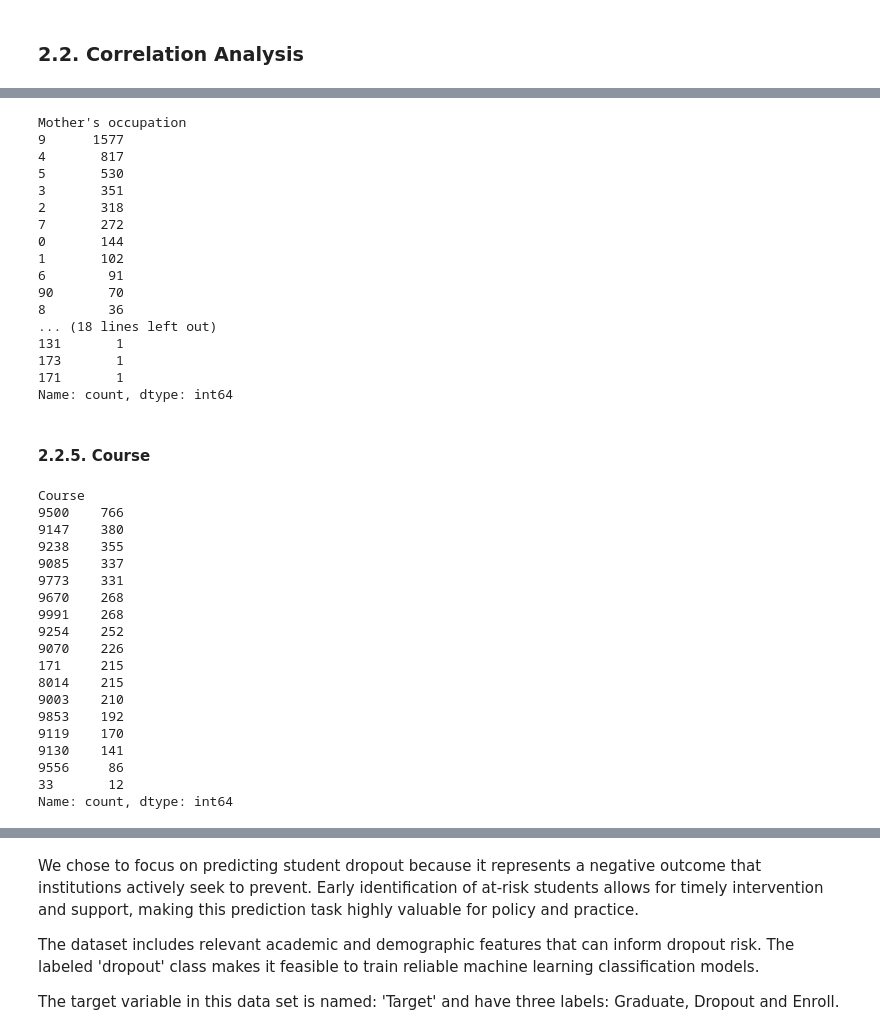
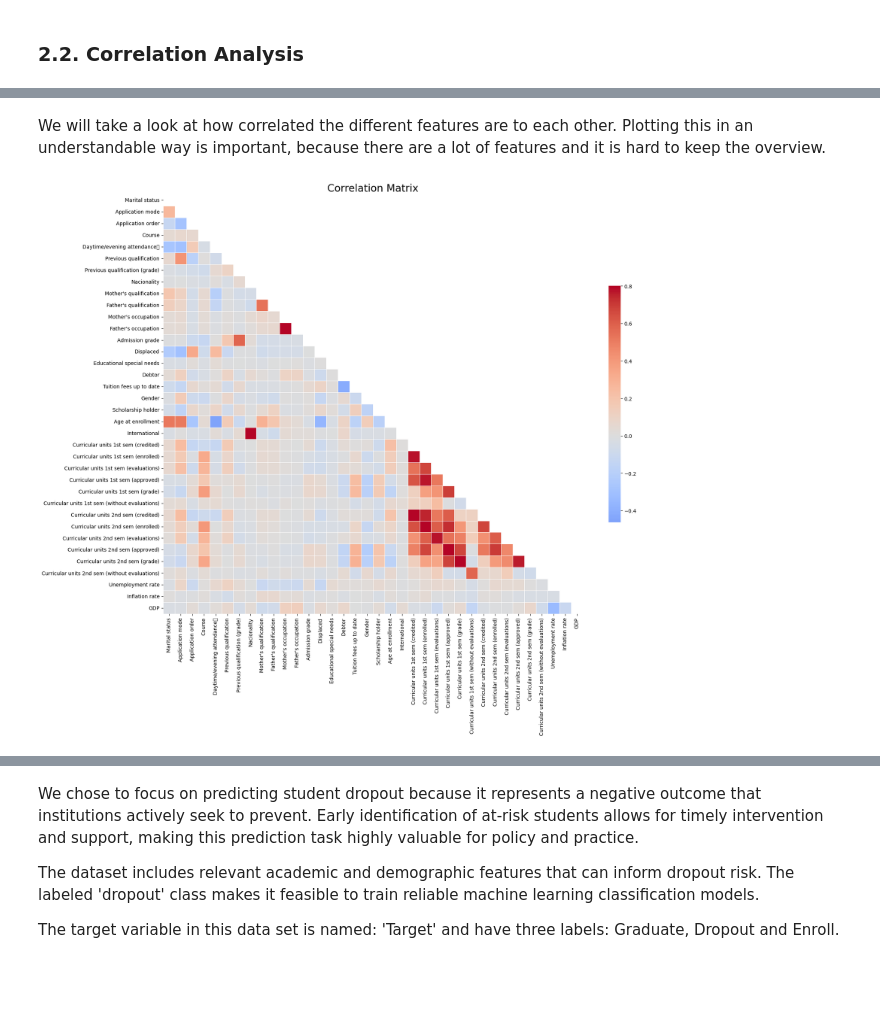
Before and after one commit to toschka123/Student_Dropout, a Jupyter notebook: ML_Project.ipynb, the cells around one changed output, grey strips where cells are left out. Drawn from its saved outputs; the diff is of its cells as text; code cells hidden in the pictures; blank space fills up the shorter version.

```diff
--- a/ML_Project.ipynb
+++ b/ML_Project.ipynb
@@ -429,44 +325,3 @@ qual_table
-# %%
-data.value_counts("Mother's occupation")
-# %% [output]
-Mother's occupation
-9      1577
-4       817
-5       530
-3       351
-2       318
-7       272
-0       144
-1       102
-6        91
-90       70
-8        36
-... (18 lines left out)
-131       1
-173       1
-171       1
-Name: count, dtype: int64
-# %% [markdown]
-#### 2.2.5. Course
-# %%
-data["Course"].value_counts()
-# %% [output]
-Course
-9500    766
-9147    380
-9238    355
-9085    337
-9773    331
-9670    268
-9991    268
-9254    252
-9070    226
-171     215
-8014    215
-9003    210
-9853    192
-9119    170
-9130    141
-9556     86
-33       12
-Name: count, dtype: int64
+# %% [markdown]
+We will take a look at how correlated the different features are to each other.
+Plotting this in an understandable way is important, because there are a lot of features and it is hard to keep the overview.
@@ -472,0 +331,22 @@ Name: count, dtype: int64
+# %%
+
+#Make a correlation matrix
+corr = data_without_target.corr()
+
+# Set up the matplotlib figure
+plt.figure(figsize=(18, 16)) # Adjust size as needed for 36 columns
+
+# Generate a mask for the upper triangle
+mask = np.triu(np.ones_like(corr, dtype=bool))
+
+# Draw the heatmap with the mask and correct aspect ratio
+sns.heatmap(corr, mask=mask, cmap='coolwarm', vmax=.8, center=0,
+            square=True, linewidths=.5, cbar_kws={"shrink": .5})
+
+plt.title('Correlation Matrix', fontsize=20)
+plt.xticks(rotation=90) # Rotate x-axis labels for better readability
+plt.yticks(rotation=0)  # Keep y-axis labels horizontal
+plt.tight_layout() # Adjust layout to prevent labels from overlapping
+plt.show()
+# %% [output]
+[figure, added]
```
Also changed, not shown: parts of 95 cells of this notebook.
